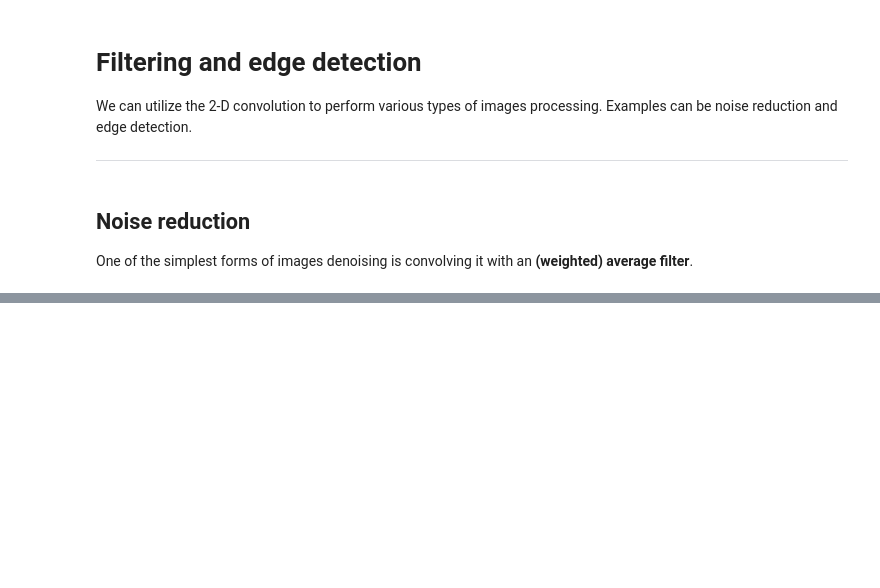
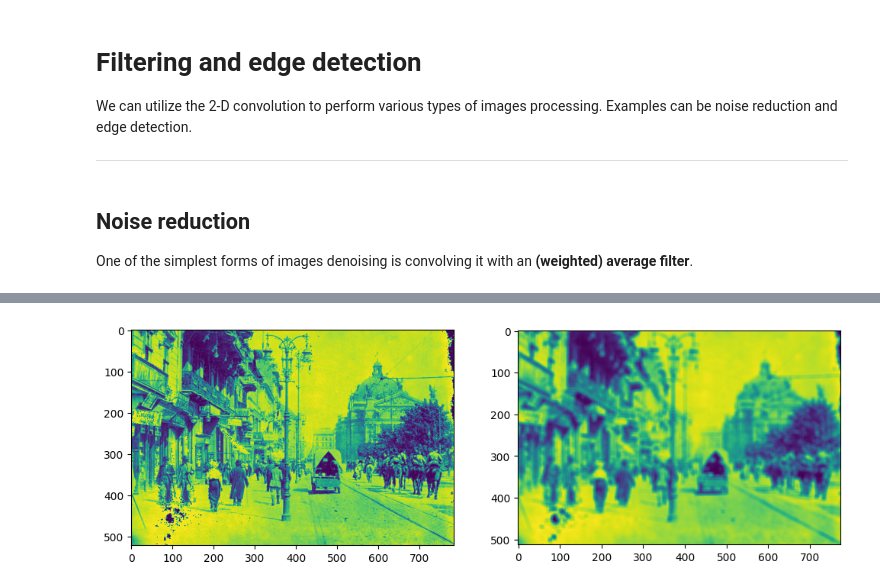
Before and after one commit to Hubert1225/New-Numpy-Matplotlib-examples, a Jupyter notebook: part-3-image-processing/2-filtering-and-edge-detection.ipynb, the cells around one changed output, grey strips where cells are left out. Drawn from its saved outputs; the diff is of its cells as text; code cells hidden in the pictures; blank space fills up the shorter version.

```diff
--- a/part-3-image-processing/2-filtering-and-edge-detection.ipynb
+++ b/part-3-image-processing/2-filtering-and-edge-detection.ipynb
@@ -50,0 +54,10 @@ prague_filtered
+# %%
+avg_filter = get_simple_avg_filter(10)
+lviv_filtered = conv2d(lviv, avg_filter)
+prague_filtered = conv2d_prague(avg_filter)
+# %%
+fig, axes = plt.subplots(1,2,figsize=(12,5))
+axes[0].imshow(lviv)
+axes[1].imshow(lviv_filtered);
+# %% [output]
+[figure, added]
```
Also changed, not shown: parts of 14 cells of this notebook.
